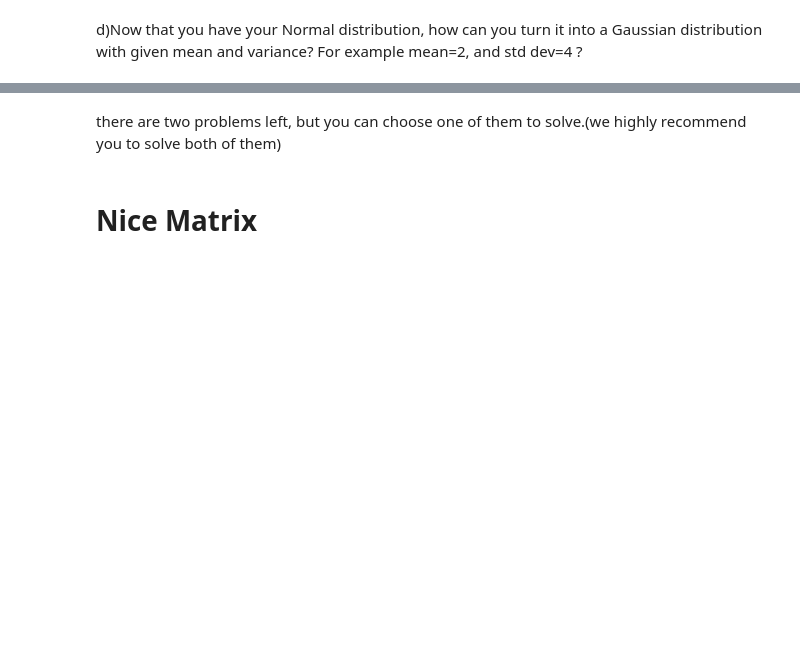
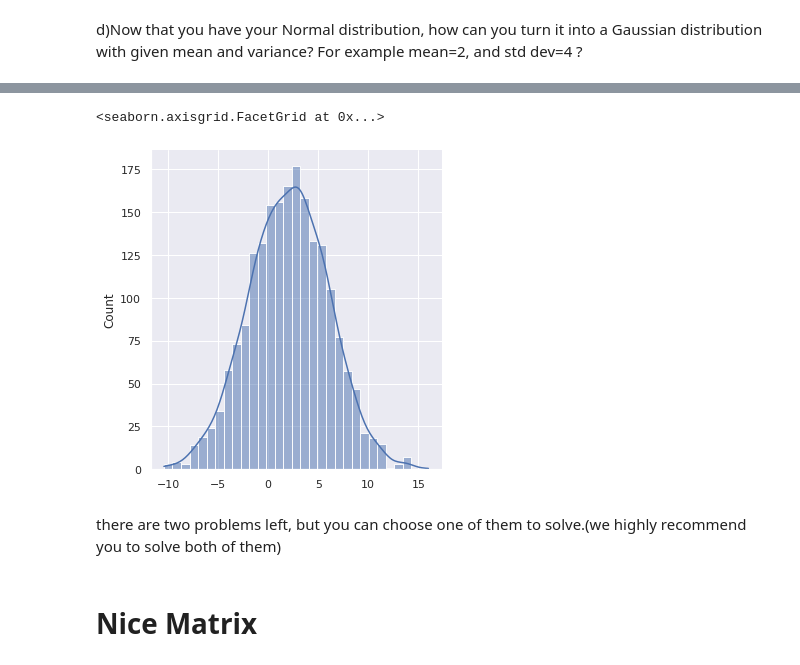
Before and after one commit to SBUDataAnalysis/hw2-MohiMozaffari, a Jupyter notebook: Data_Analysis_HW1.ipynb, the cells around one changed output, grey strips where cells are left out. Drawn from its saved outputs; the diff is of its cells as text; code cells hidden in the pictures; blank space fills up the shorter version.

```diff
--- a/Data_Analysis_HW1.ipynb
+++ b/Data_Analysis_HW1.ipynb
@@ -296,3 +312,8 @@ d)Now that you have your Normal distribution, how can you turn it into a Gaussia
+# %%
+sns.displot(gaussian, kde=True)
+# %% [output]
+<seaborn.axisgrid.FacetGrid at 0x...>
+[figure, added]
 # %% [markdown]
 there are two problems left, but you can choose one of them to solve.(we highly recommend you to solve both of them)
 # %% [markdown]
```
Also changed, not shown: parts of 13 cells of this notebook.
